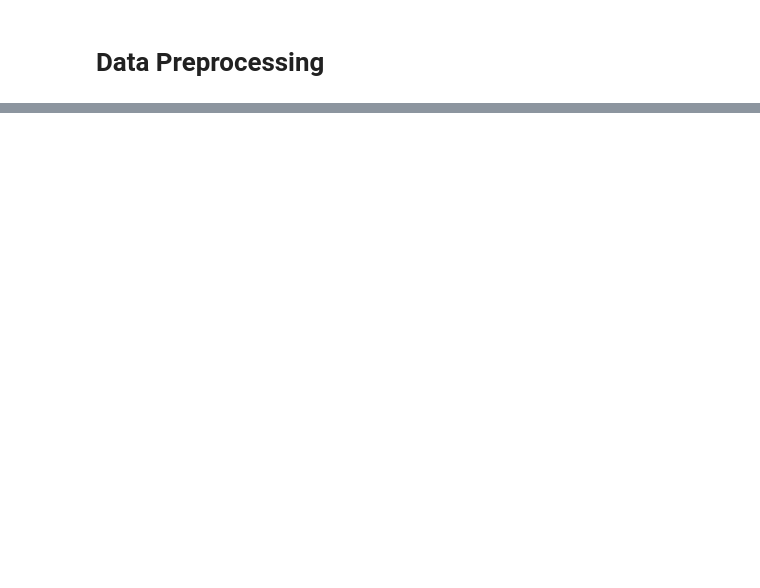
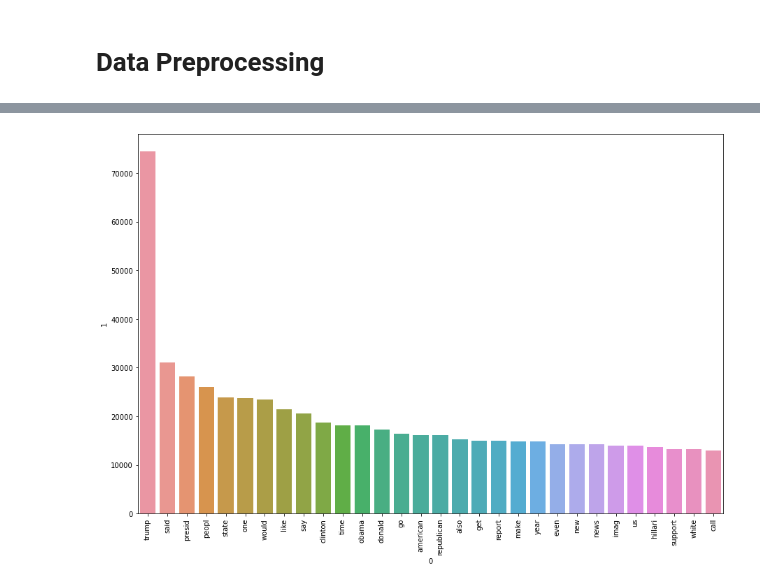
Before and after one commit to Jkhattak/FakeAndRealNews, a Jupyter notebook: main.ipynb, the cells around one changed output, grey strips where cells are left out. Drawn from its saved outputs; the diff is of its cells as text; code cells hidden in the pictures; blank space fills up the shorter version.

```diff
--- a/main.ipynb
+++ b/main.ipynb
@@ -408,0 +419,2 @@ sns.heatmap(data.corr(), annot=True)
+# %%
+ps = PorterStemmer()
@@ -408,0 +487,15 @@ sns.heatmap(data.corr(), annot=True)
+# %%
+fake_corpus = []
+for msg in data[data['Target'] == 0]['transform_text'].tolist():
+    for word in msg.split():
+        fake_corpus.append(word)
+# %%
+plt.figure(figsize=(15,10))
+most_common_words = Counter(fake_corpus).most_common(30)
+word_count_df = pd.DataFrame(most_common_words)
+sns.barplot(x=word_count_df[0], y=word_count_df[1])
+plt.xticks(rotation='vertical')
+
+plt.show()
+# %% [output]
+[figure, added]
```
Also changed, not shown: parts of 31 cells of this notebook.
